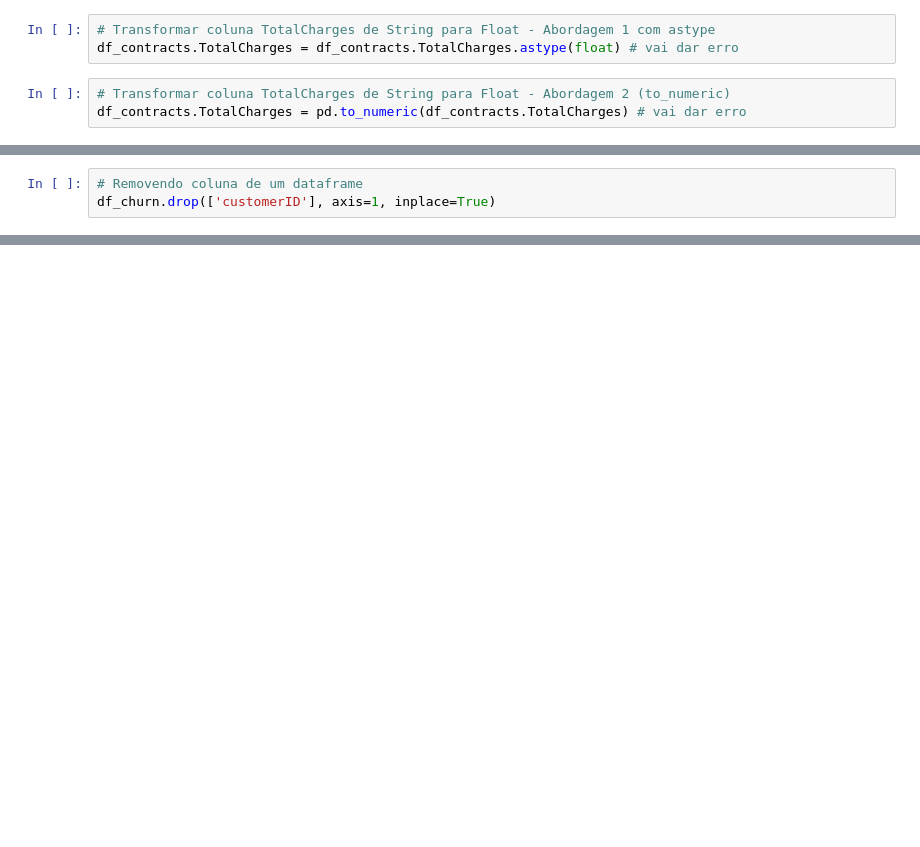
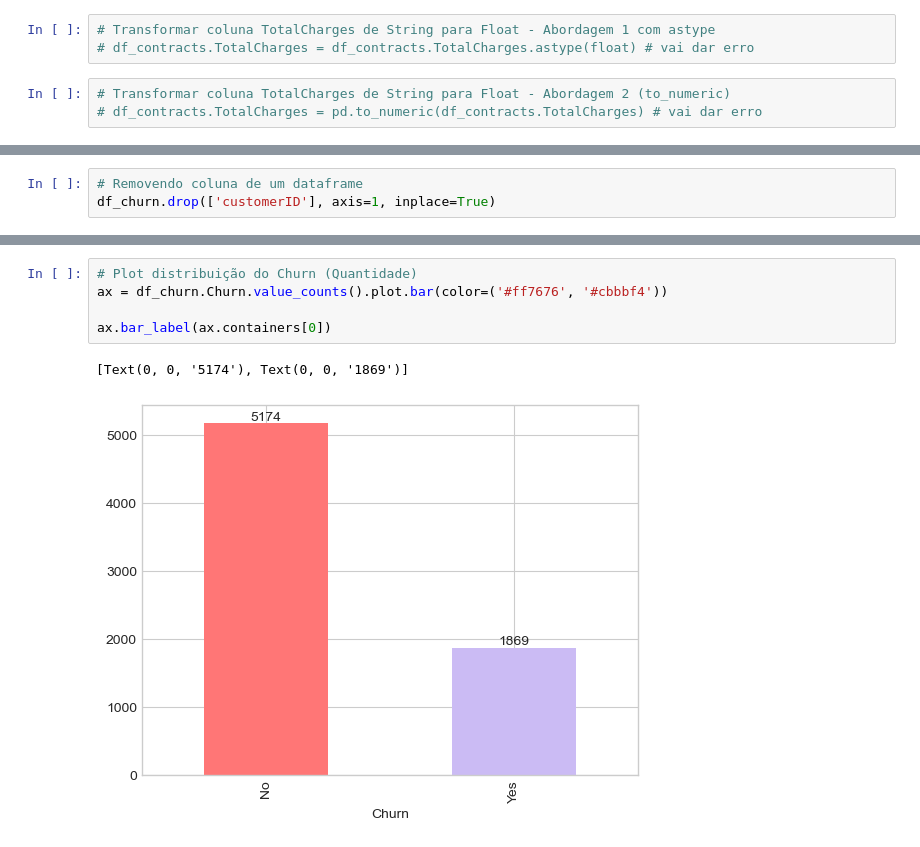
Before and after one commit to jouaraujo/ia_rocketseat, a Jupyter notebook: eda_churn.ipynb, the cells around one changed output, grey strips where cells are left out. Saved outputs shown, nothing was run; the diff lists cells and outputs as text; blank space fills up the shorter version.

```diff
--- a/eda_churn.ipynb
+++ b/eda_churn.ipynb
@@ -129,10 +129,10 @@ memory usage: 440.3+ KB
 ## Transformação de Dados
 # %%
 # Transformar coluna TotalCharges de String para Float - Abordagem 1 com astype
-df_contracts.TotalCharges = df_contracts.TotalCharges.astype(float) # vai dar erro
+# df_contracts.TotalCharges = df_contracts.TotalCharges.astype(float) # vai dar erro
 # %%
 # Transformar coluna TotalCharges de String para Float - Abordagem 2 (to_numeric)
-df_contracts.TotalCharges = pd.to_numeric(df_contracts.TotalCharges) # vai dar erro
+# df_contracts.TotalCharges = pd.to_numeric(df_contracts.TotalCharges) # vai dar erro
 # %%
 # Transformar coluna TotalCharges de String para Float - Abordagem 3 (to_numeric com coerce)
 df_contracts.TotalCharges = pd.to_numeric(df_contracts.TotalCharges, errors='coerce')
@@ -386,0 +608,8 @@ memory usage: 1.1+ MB
+# %%
+# Plot distribuição do Churn (Quantidade)
+ax = df_churn.Churn.value_counts().plot.bar(color=('#ff7676', '#cbbbf4'))
+
+ax.bar_label(ax.containers[0])
+# %% [output]
+[Text(0, 0, '5174'), Text(0, 0, '1869')]
+[figure, added]
```
Also changed, not shown: parts of 58 cells of this notebook.
